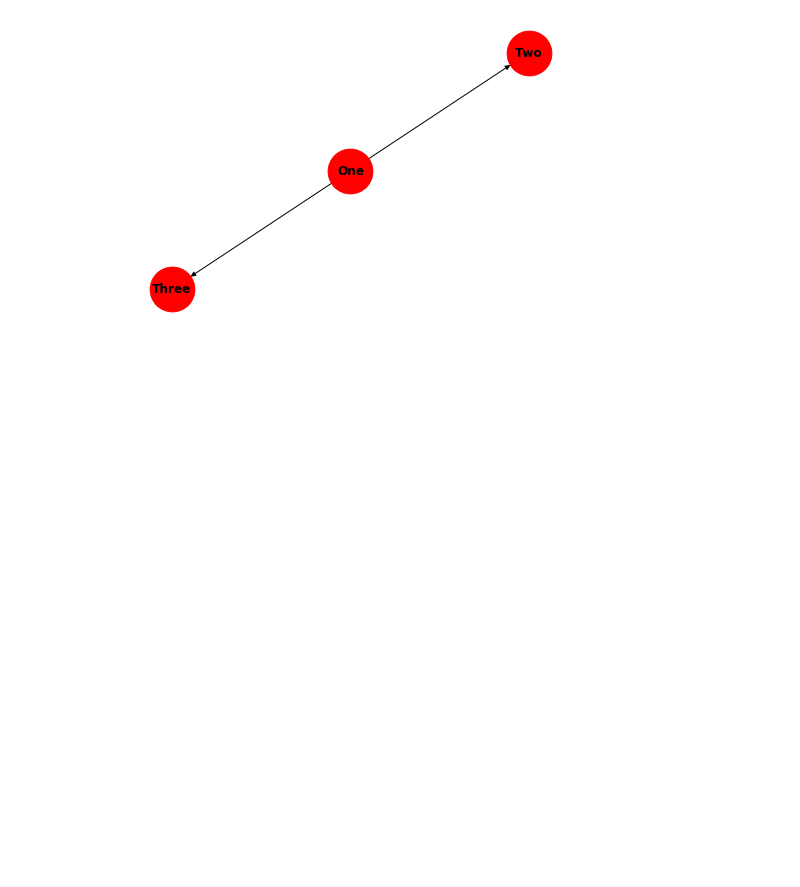
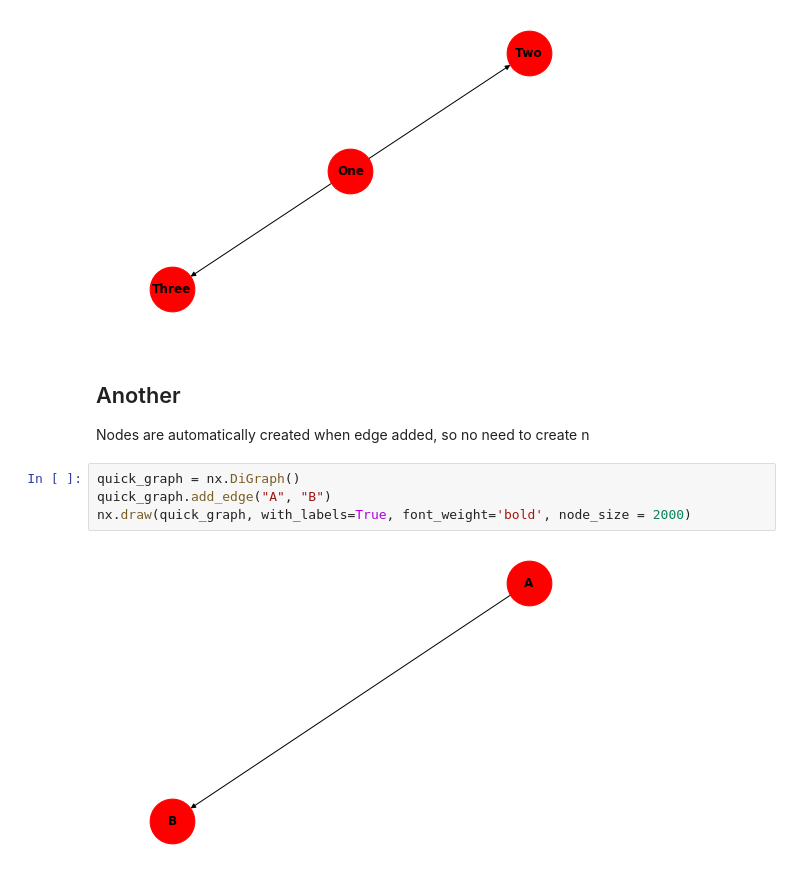
Before and after one commit to alanmaydwell/jupyter_scribblings, a Jupyter notebook: NetworkXtry.ipynb, the cells around one changed output. Cells and saved outputs as stored; diff of their text form; blank space fills up the shorter version.

Commit message:
New diagram added to NetworkXtry.ipynb

```diff
--- a/NetworkXtry.ipynb
+++ b/NetworkXtry.ipynb
@@ -46,3 +46,12 @@ my_graph.add_edge("One", "Three")
 nx.draw(my_graph, with_labels=True, font_weight='bold', node_size = 2000)
 # %% [output]
 [figure]
+# %% [markdown]
+## Another
+Nodes are automatically created when edge added, so no need to create n
+# %%
+quick_graph = nx.DiGraph()
+quick_graph.add_edge("A", "B")
+nx.draw(quick_graph, with_labels=True, font_weight='bold', node_size = 2000)
+# %% [output]
+[figure, added]
```
